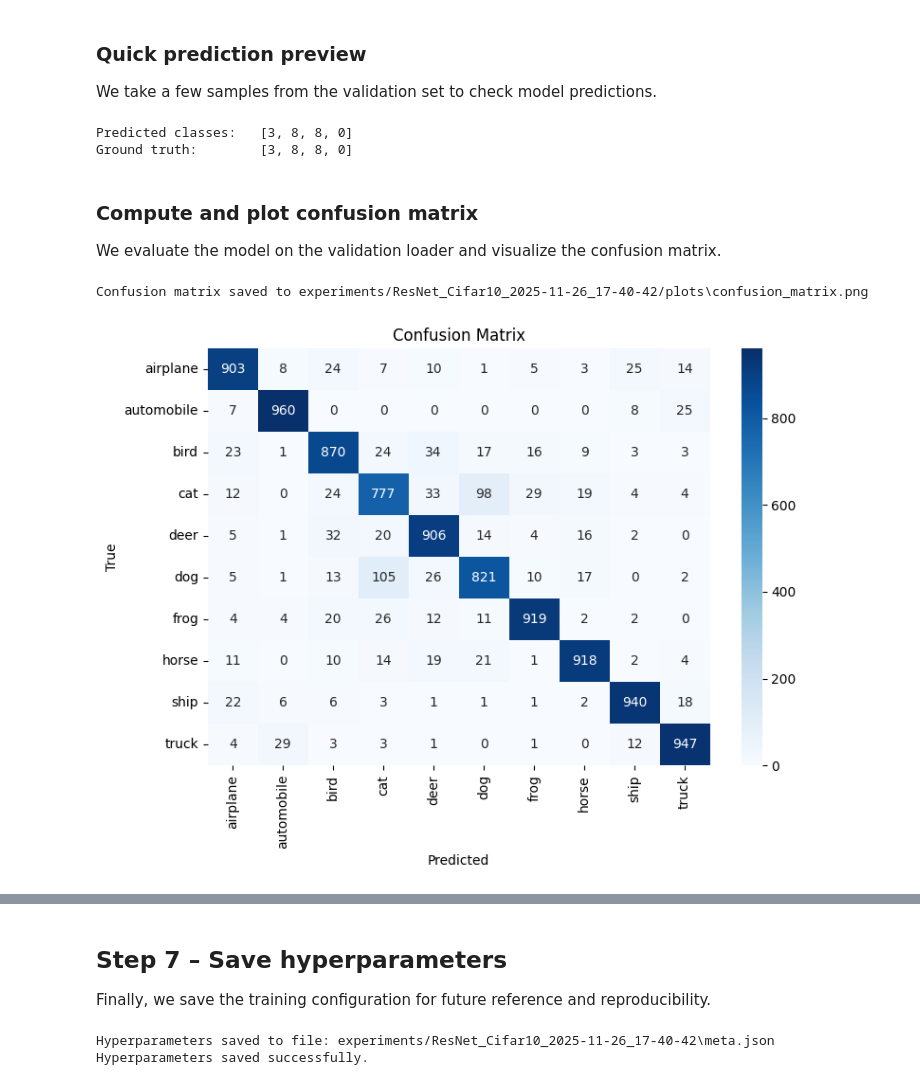
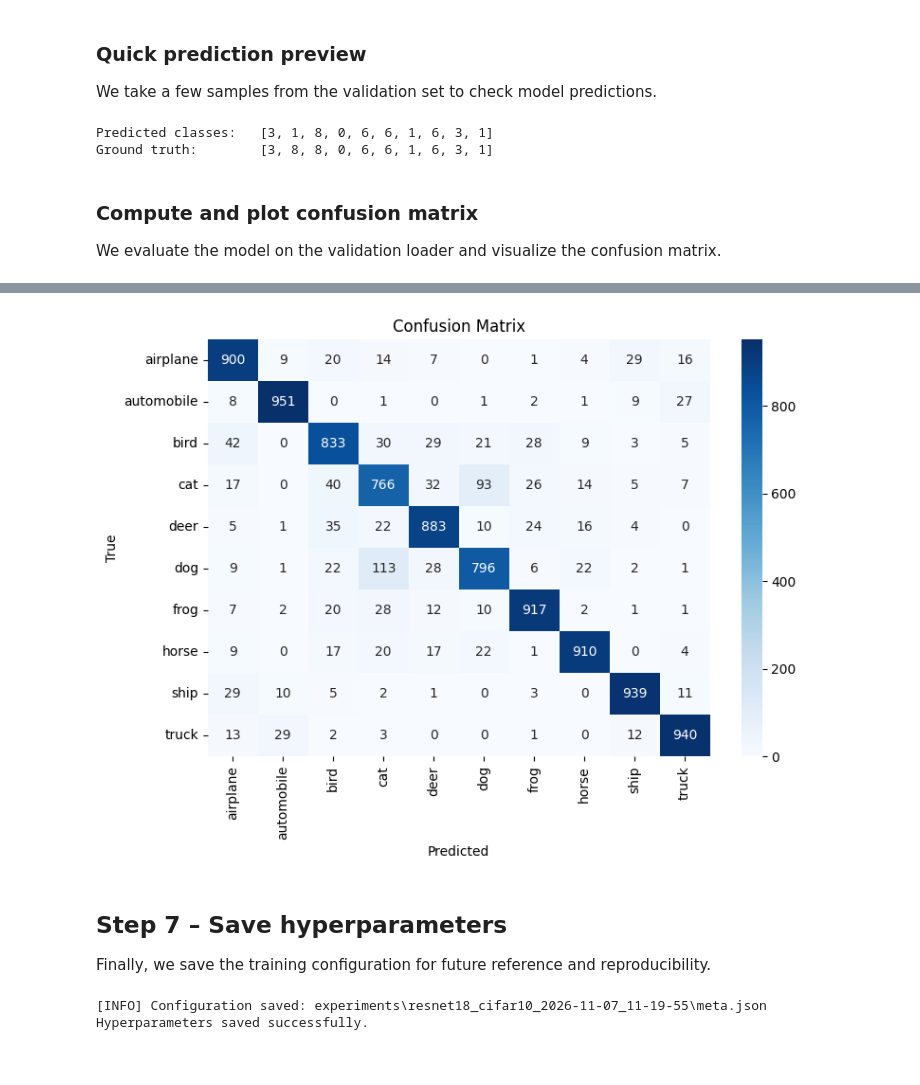
Before and after one commit to Kazoric/vision-classification, a Jupyter notebook: run_training.ipynb, the cells around one changed output, grey strips where cells are left out. Drawn from its saved outputs; the diff is of its cells as text; code cells hidden in the pictures.

```diff
--- a/run_training.ipynb
+++ b/run_training.ipynb
@@ -193,20 +211,23 @@ We take a few samples from the validation set to check model predictions.
 # %%
 data_iter = iter(val_loader)
 images, labels = next(data_iter)
-outputs = model.predict(images[:4])
+outputs = model(images[:10].to(device))
 
-print(f"{'Predicted classes:':<20} {outputs.tolist()}")
-print(f"{'Ground truth:':<20} {labels[:4].tolist()}")
+probs = torch.softmax(outputs, dim=1)
+top1 = torch.argmax(probs, dim=1)
+
+print(f"{'Predicted classes:':<20} {top1.tolist()}")
+print(f"{'Ground truth:':<20} {labels[:10].tolist()}")
 # %% [output]
-Predicted classes:   [3, 8, 8, 0]
-Ground truth:        [3, 8, 8, 0]
+Predicted classes:   [3, 1, 8, 0, 6, 6, 1, 6, 3, 1]
+Ground truth:        [3, 8, 8, 0, 6, 6, 1, 6, 3, 1]
 # %% [markdown]
 ### Compute and plot confusion matrix
 We evaluate the model on the validation loader and visualize the confusion matrix.
-# %%
-labels_all, outputs_all = model.predict_on_loader(val_loader)
-cm = confusion_matrix_torch(labels_all, outputs_all, num_classes=num_classes)
-visualizer.plot_confusion_matrix(cm, train_loader.dataset.classes, model.run_id)
-# %% [output]
-Confusion matrix saved to experiments/ResNet_Cifar10_2025-11-26_17-40-42/plots\confusion_matrix.png
-[figure, removed]
+# %%
+visualizer = Visualizer()
+_, test_metrics = trainer.evaluate(val_loader)
+y, logits = trainer.collect_predictions(val_loader)
+cm = confusion_matrix_torch(y, logits, config.model.num_classes)
+visualizer.plot_confusion_matrix(cm, train_loader.dataset.classes, run_id=model.run_id)
+# %% [output]
@@ -213,13 +236,11 @@ Confusion matrix saved to experiments/ResNet_Cifar10_2025-11-26_17-40-42/plots\c
+[figure, added]
 # %% [markdown]
 ## Step 7 – Save hyperparameters
 Finally, we save the training configuration for future reference and reproducibility.
 # %%
-model.save_hyperparams(
-    batch_size=batch_size,
-    num_epochs=num_epochs,
-)
+trainer.save_hyperparams()
 
 print("Hyperparameters saved successfully.")
 # %% [output]
-Hyperparameters saved to file: experiments/ResNet_Cifar10_2025-11-26_17-40-42\meta.json
+[INFO] Configuration saved: experiments\resnet18_cifar10_2026-11-07_11-19-55\meta.json
 Hyperparameters saved successfully.
```
Also changed, not shown: parts of 9 cells of this notebook.
